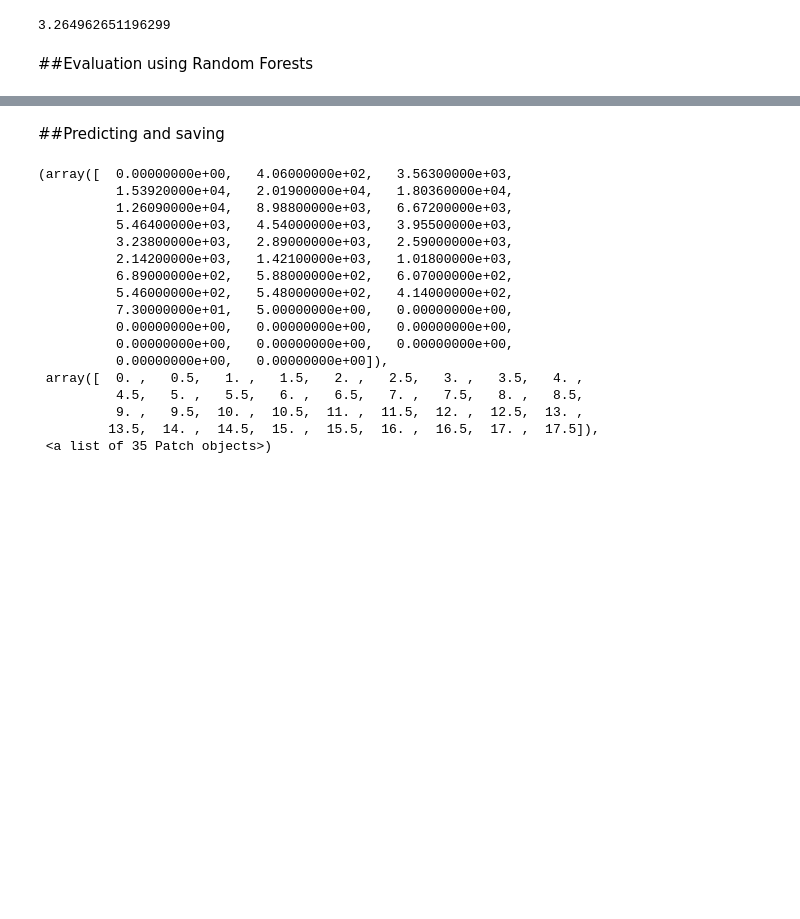
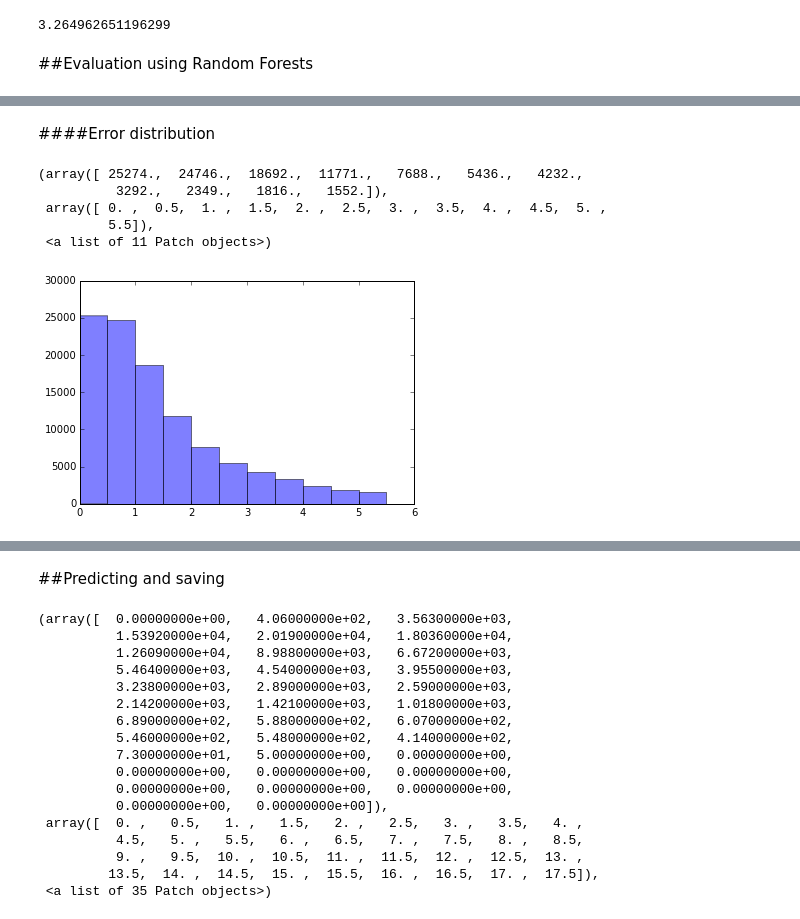
Before and after one commit to timjerman/AdLoadingMiner, a Jupyter notebook: FeatureEngineering.ipynb, the cells around one changed output, grey strips where cells are left out. Saved outputs shown, nothing was run; the diff lists cells and outputs as text; code cells hidden in the pictures; blank space fills up the shorter version.

Commit message:
error distribution analysis

```diff
--- a/FeatureEngineering.ipynb
+++ b/FeatureEngineering.ipynb
@@ -794,0 +795,16 @@ plt.hist(test_data_predict,  bins=np.arange(0, int(max(test_data['ADLOADINGTIME'
+# %% [markdown]
+####Error distribution
+# %%
+test_data_predict = RF_model.predict(test_data)
+
+#test_data['ADLOADINGTIME']
+
+pred_error = np.abs(test_data['ADLOADINGTIME']-test_data_predict)
+plt.hist(pred_error,  bins=np.arange(0, 6,0.5), alpha=0.5)
+# %% [output]
+(array([ 25274.,  24746.,  18692.,  11771.,   7688.,   5436.,   4232.,
+          3292.,   2349.,   1816.,   1552.]),
+ array([ 0. ,  0.5,  1. ,  1.5,  2. ,  2.5,  3. ,  3.5,  4. ,  4.5,  5. ,
+         5.5]),
+ <a list of 11 Patch objects>)
+[figure, added]
```
Also changed, not shown: parts of 6 cells of this notebook.
